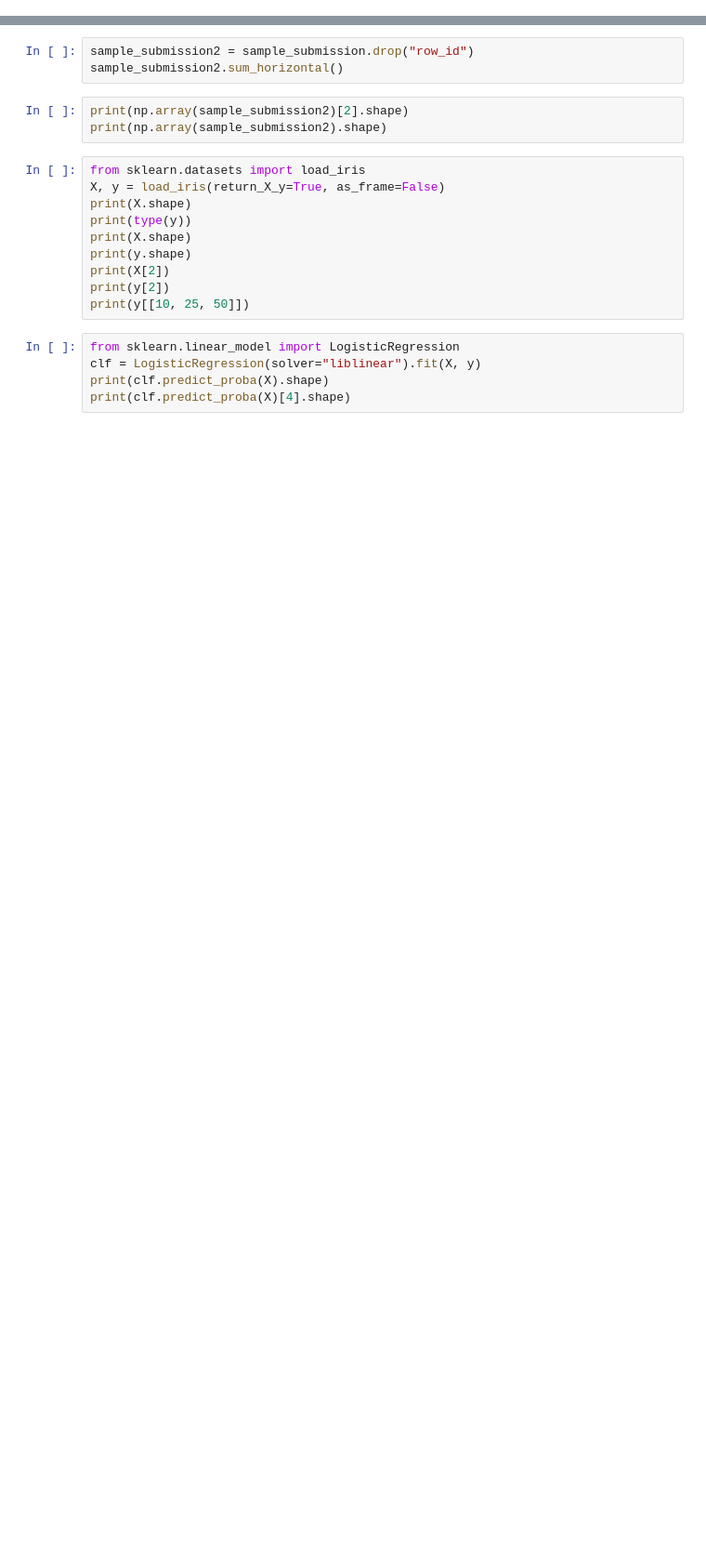
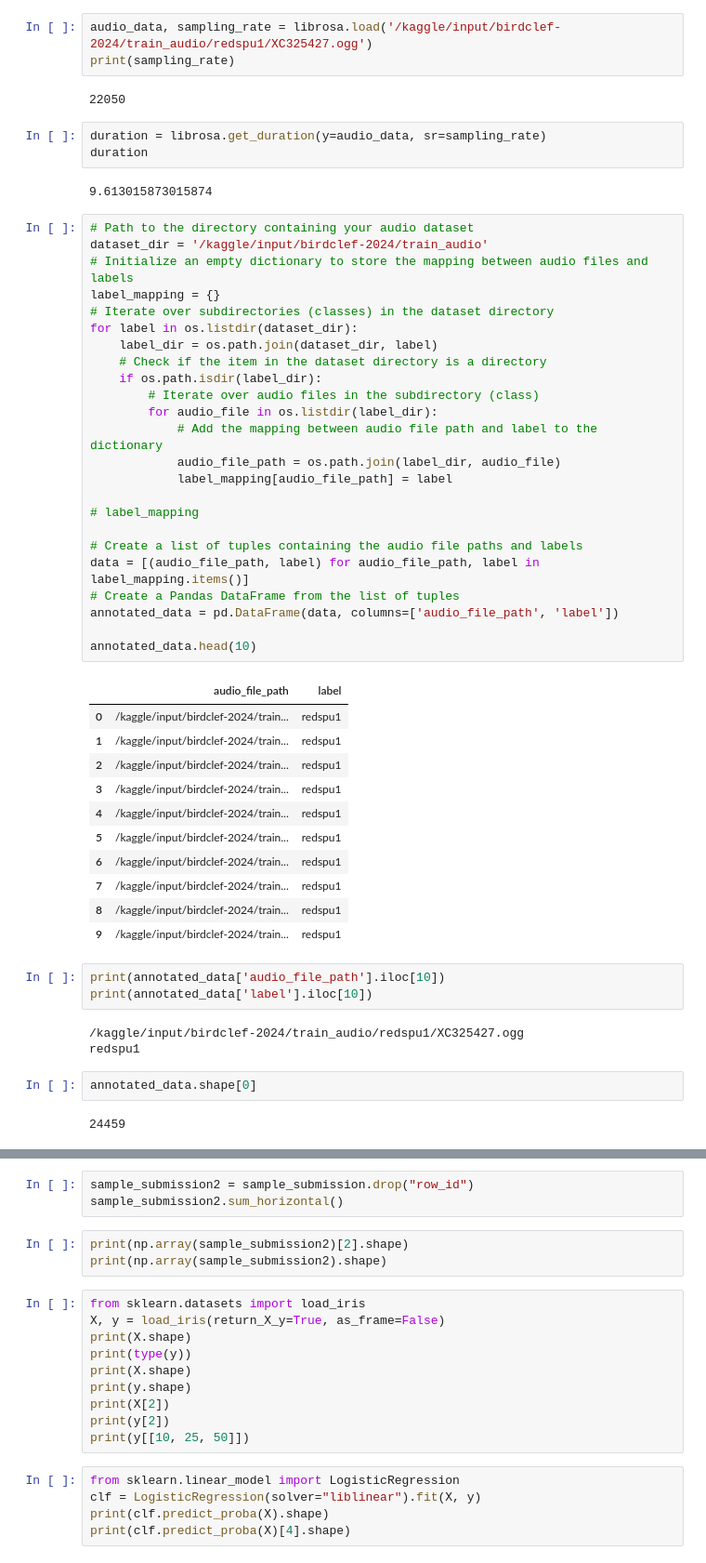
Before and after one commit to sumaniitm/BirdCLEF-2024-kaggle, a Jupyter notebook: primary-problem-study.ipynb, the cells around one changed output, grey strips where cells are left out. Shown at 93% size. Drawn from its saved outputs; the diff is of its cells as text; blank space fills up the shorter version.

```diff
--- a/primary-problem-study.ipynb
+++ b/primary-problem-study.ipynb
@@ -49,0 +162,56 @@ litegr
+# %%
+audio_data, sampling_rate = librosa.load('/kaggle/input/birdclef-2024/train_audio/redspu1/XC325427.ogg')
+print(sampling_rate)
+# %% [output]
+22050
+# %%
+duration = librosa.get_duration(y=audio_data, sr=sampling_rate)
+duration
+# %% [output]
+9.613015873015874
+# %%
+# Path to the directory containing your audio dataset
+dataset_dir = '/kaggle/input/birdclef-2024/train_audio'
+# Initialize an empty dictionary to store the mapping between audio files and labels
+label_mapping = {}
+# Iterate over subdirectories (classes) in the dataset directory
+for label in os.listdir(dataset_dir):
+    label_dir = os.path.join(dataset_dir, label)
+    # Check if the item in the dataset directory is a directory
+    if os.path.isdir(label_dir):
+        # Iterate over audio files in the subdirectory (class)
+        for audio_file in os.listdir(label_dir):
+            # Add the mapping between audio file path and label to the dictionary
+            audio_file_path = os.path.join(label_dir, audio_file)
+            label_mapping[audio_file_path] = label
+
+# label_mapping
+
+# Create a list of tuples containing the audio file paths and labels
+data = [(audio_file_path, label) for audio_file_path, label in label_mapping.items()]
+# Create a Pandas DataFrame from the list of tuples
+annotated_data = pd.DataFrame(data, columns=['audio_file_path', 'label'])
+
+annotated_data.head(10)
+# %% [output]
+|  | audio_file_path | label |
+| 0 | /kaggle/input/birdclef-2024/train... | redspu1 |
+| 1 | /kaggle/input/birdclef-2024/train... | redspu1 |
+| 2 | /kaggle/input/birdclef-2024/train... | redspu1 |
+| 3 | /kaggle/input/birdclef-2024/train... | redspu1 |
+| 4 | /kaggle/input/birdclef-2024/train... | redspu1 |
+| 5 | /kaggle/input/birdclef-2024/train... | redspu1 |
+| 6 | /kaggle/input/birdclef-2024/train... | redspu1 |
+| 7 | /kaggle/input/birdclef-2024/train... | redspu1 |
+| 8 | /kaggle/input/birdclef-2024/train... | redspu1 |
+| 9 | /kaggle/input/birdclef-2024/train... | redspu1 |
+# %%
+print(annotated_data['audio_file_path'].iloc[10])
+print(annotated_data['label'].iloc[10])
+# %% [output]
+/kaggle/input/birdclef-2024/train_audio/redspu1/XC325427.ogg
+redspu1
+# %%
+annotated_data.shape[0]
+# %% [output]
+24459
```
Also changed, not shown: parts of 19 cells of this notebook.
